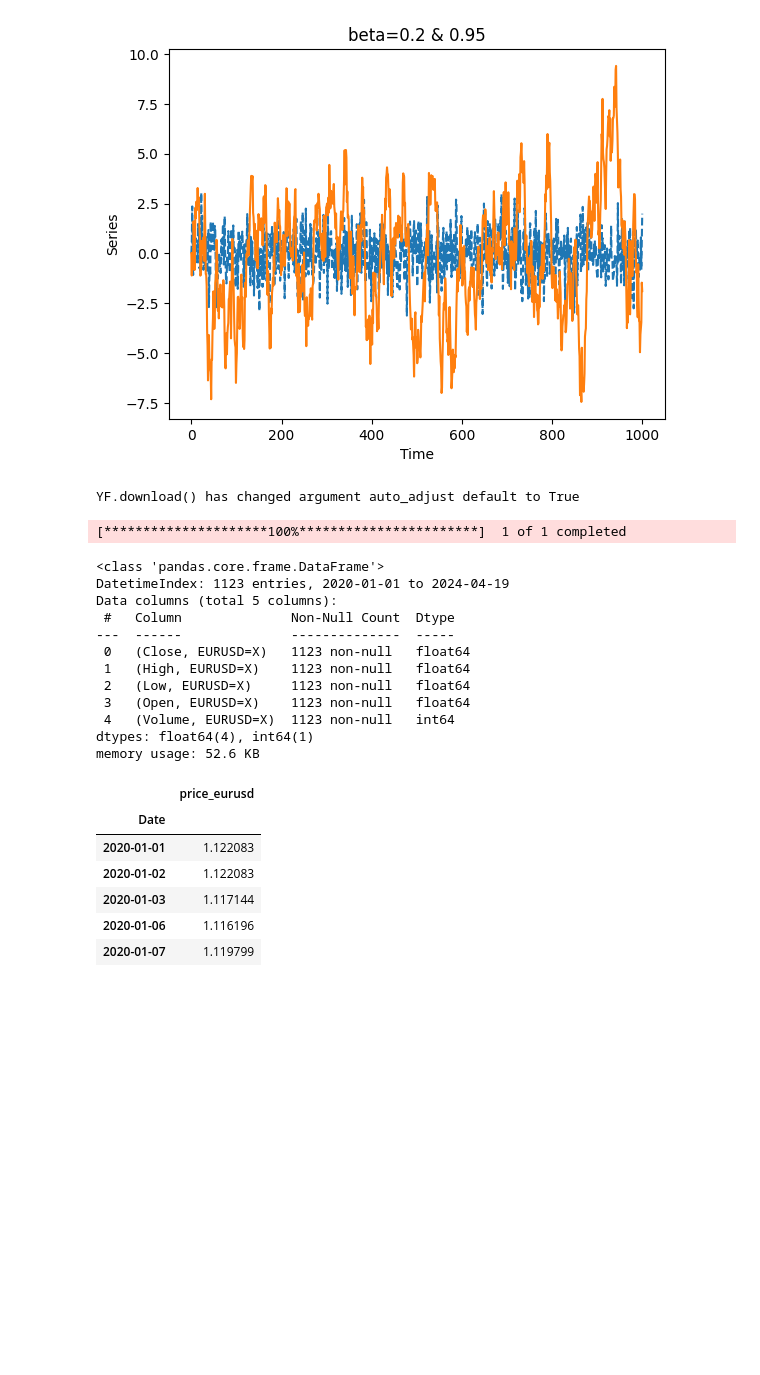
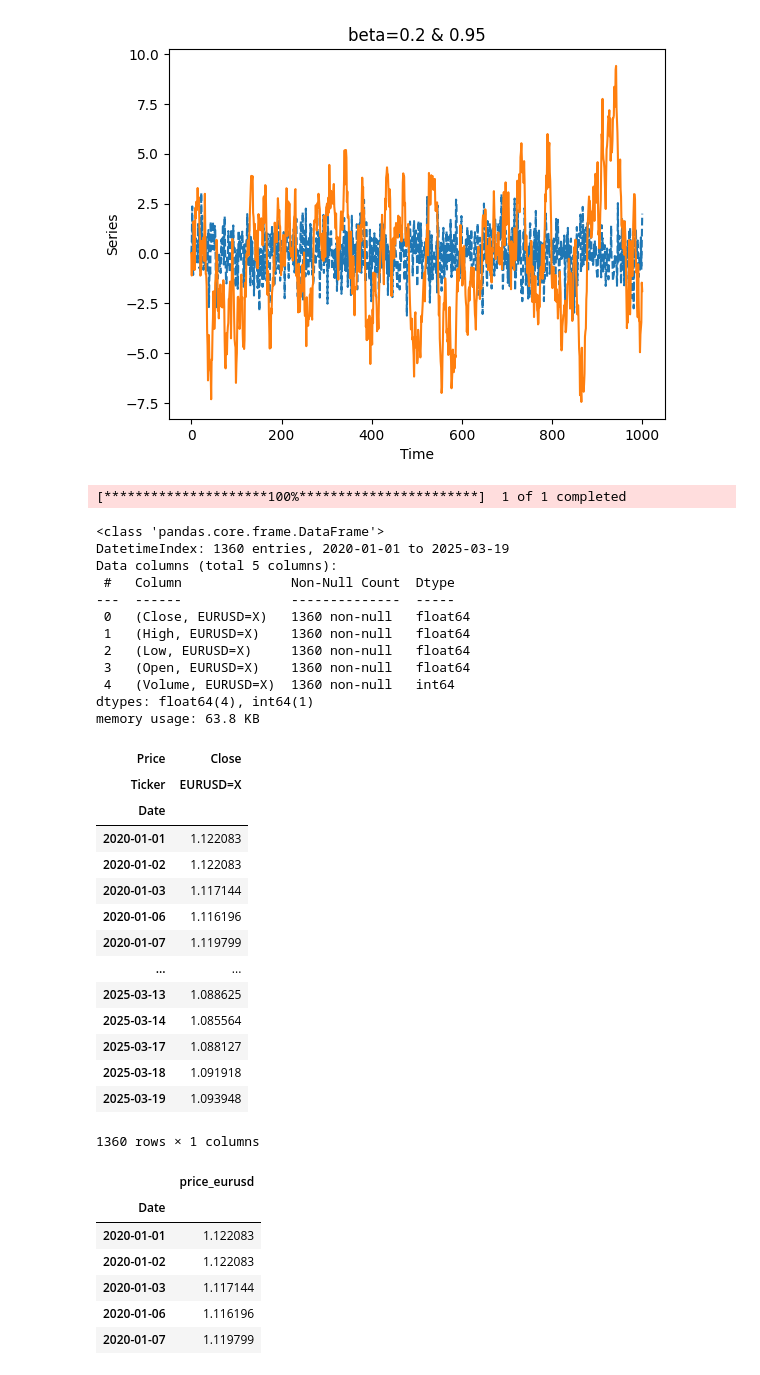
Before and after one commit to quetion/11201_investment, a Jupyter notebook: TS_Ch2_code.ipynb, the cells around one changed output. Cells and saved outputs as stored; diff of their text form; code cells hidden in the pictures; blank space fills up the shorter version.

```diff
--- a/TS_Ch2_code.ipynb
+++ b/TS_Ch2_code.ipynb
@@ -89,23 +89,40 @@ plt.ylabel('Series')
 Text(0, 0.5, 'Series')
 [figure]
 # %%
-data = yf.download('EURUSD=X',start='2020-01-01',end='2024-04-20')
+data = yf.download('EURUSD=X',start='2020-01-01',end='2025-03-20')
 data.info()
 # %% [output]
-YF.download() has changed argument auto_adjust default to True
+[*********************100%***********************]  1 of 1 completed
-[*********************100%***********************]  1 of 1 completed
+<class 'pandas.core.frame.DataFrame'>
+DatetimeIndex: 1360 entries, 2020-01-01 to 2025-03-19
+Data columns (total 5 columns):
+ #   Column              Non-Null Count  Dtype
+---  ------              --------------  -----
+ 0   (Close, EURUSD=X)   1360 non-null   float64
+ 1   (High, EURUSD=X)    1360 non-null   float64
+ 2   (Low, EURUSD=X)     1360 non-null   float64
+ 3   (Open, EURUSD=X)    1360 non-null   float64
+ 4   (Volume, EURUSD=X)  1360 non-null   int64
+dtypes: float64(4), int64(1)
+memory usage: 63.8 KB
-<class 'pandas.core.frame.DataFrame'>
-DatetimeIndex: 1123 entries, 2020-01-01 to 2024-04-19
-Data columns (total 5 columns):
- #   Column              Non-Null Count  Dtype
----  ------              --------------  -----
- 0   (Close, EURUSD=X)   1123 non-null   float64
- 1   (High, EURUSD=X)    1123 non-null   float64
- 2   (Low, EURUSD=X)     1123 non-null   float64
- 3   (Open, EURUSD=X)    1123 non-null   float64
- 4   (Volume, EURUSD=X)  1123 non-null   int64
-dtypes: float64(4), int64(1)
-memory usage: 52.6 KB
+# %%
+data[['Close']]
+# %% [output]
+| Price | Close |
+| Ticker | EURUSD=X |
+| Date |  |
+| 2020-01-01 | 1.122083 |
+| 2020-01-02 | 1.122083 |
+| 2020-01-03 | 1.117144 |
+| 2020-01-06 | 1.116196 |
+| 2020-01-07 | 1.119799 |
+| ... | ... |
+| 2025-03-13 | 1.088625 |
+| 2025-03-14 | 1.085564 |
+| 2025-03-17 | 1.088127 |
+| 2025-03-18 | 1.091918 |
+| 2025-03-19 | 1.093948 |
+1360 rows × 1 columns
 # %%
 data = data[['Close']]
 data.columns = ['price_eurusd']
```
Also changed, not shown: parts of 3 cells of this notebook.
